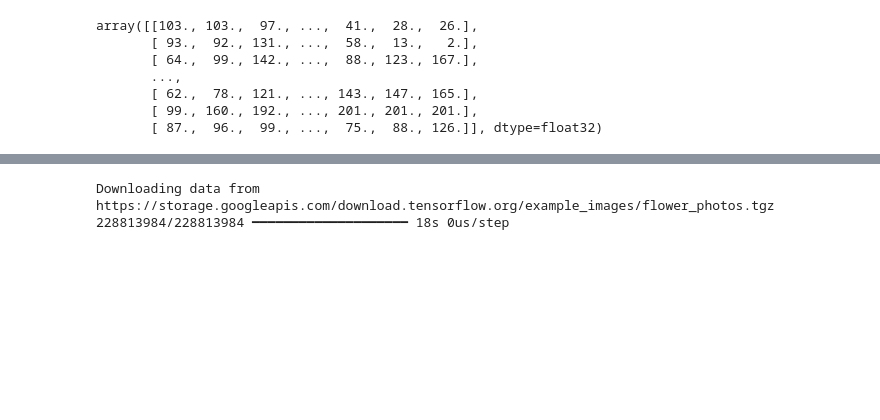
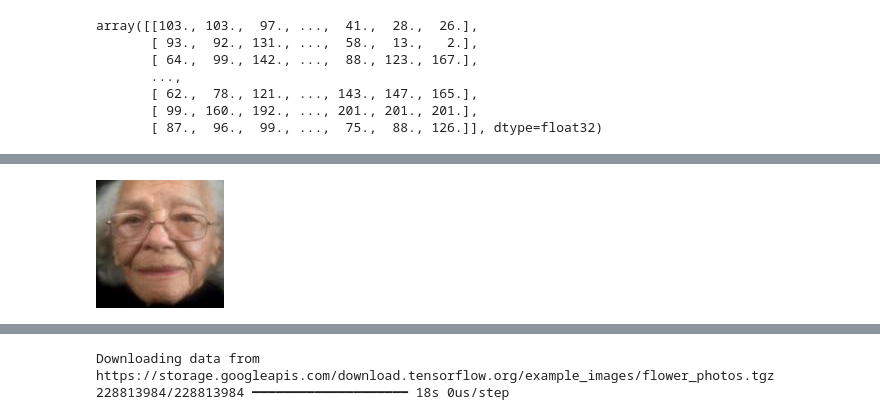
Before and after one commit to shekharbiswas/Multi-CNN, a Jupyter notebook: test.ipynb, the cells around one changed output, grey strips where cells are left out. Saved outputs shown, nothing was run; the diff lists cells and outputs as text; code cells hidden in the pictures; blank space fills up the shorter version.

```diff
--- a/test.ipynb
+++ b/test.ipynb
@@ -224,0 +244,5 @@ ImportError: cannot import name 'ImageDataGenerator' from 'keras.preprocessing.i
+# %%
+files[0]
+PIL.Image.open(str(files[0]))
+# %% [output]
+[figure, added]
```
Also changed, not shown: parts of 26 cells of this notebook.
